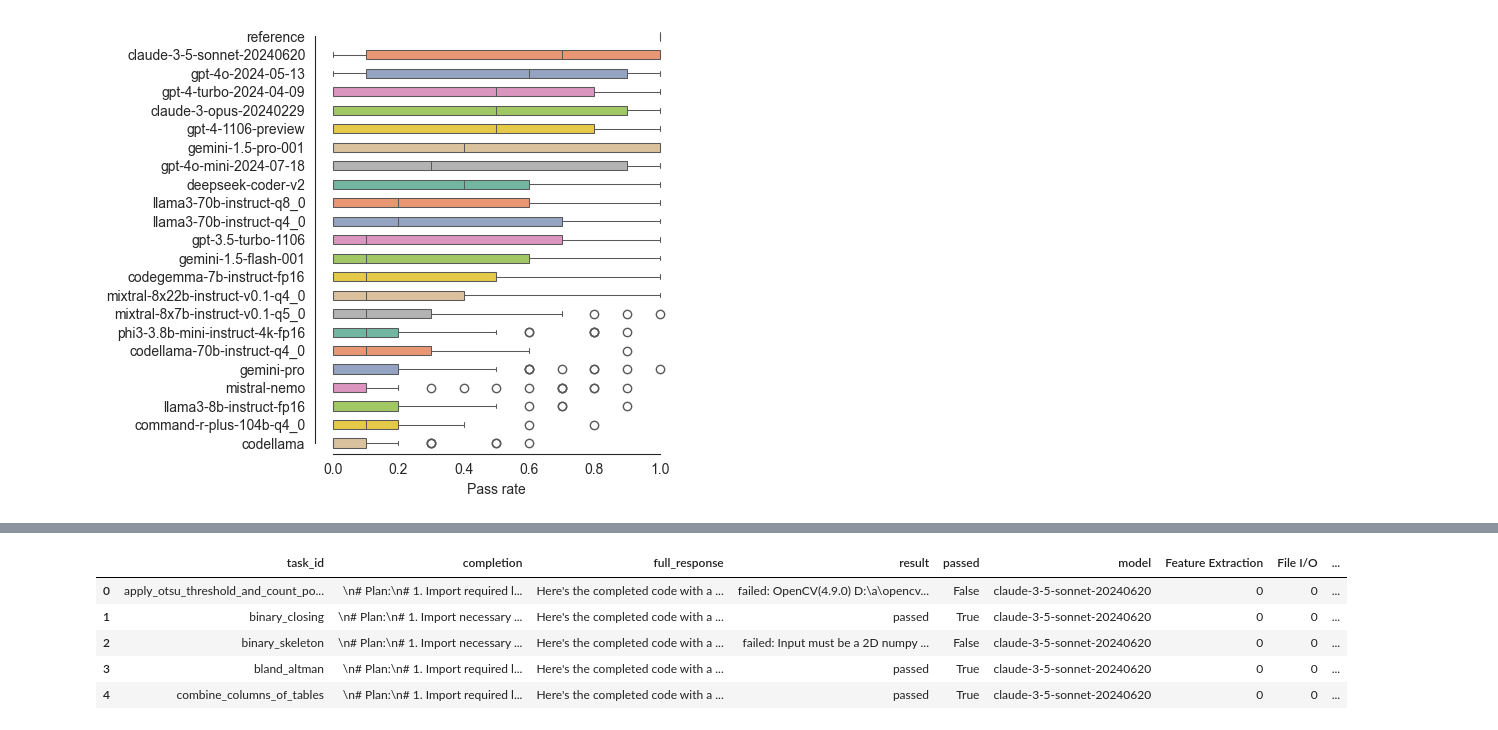
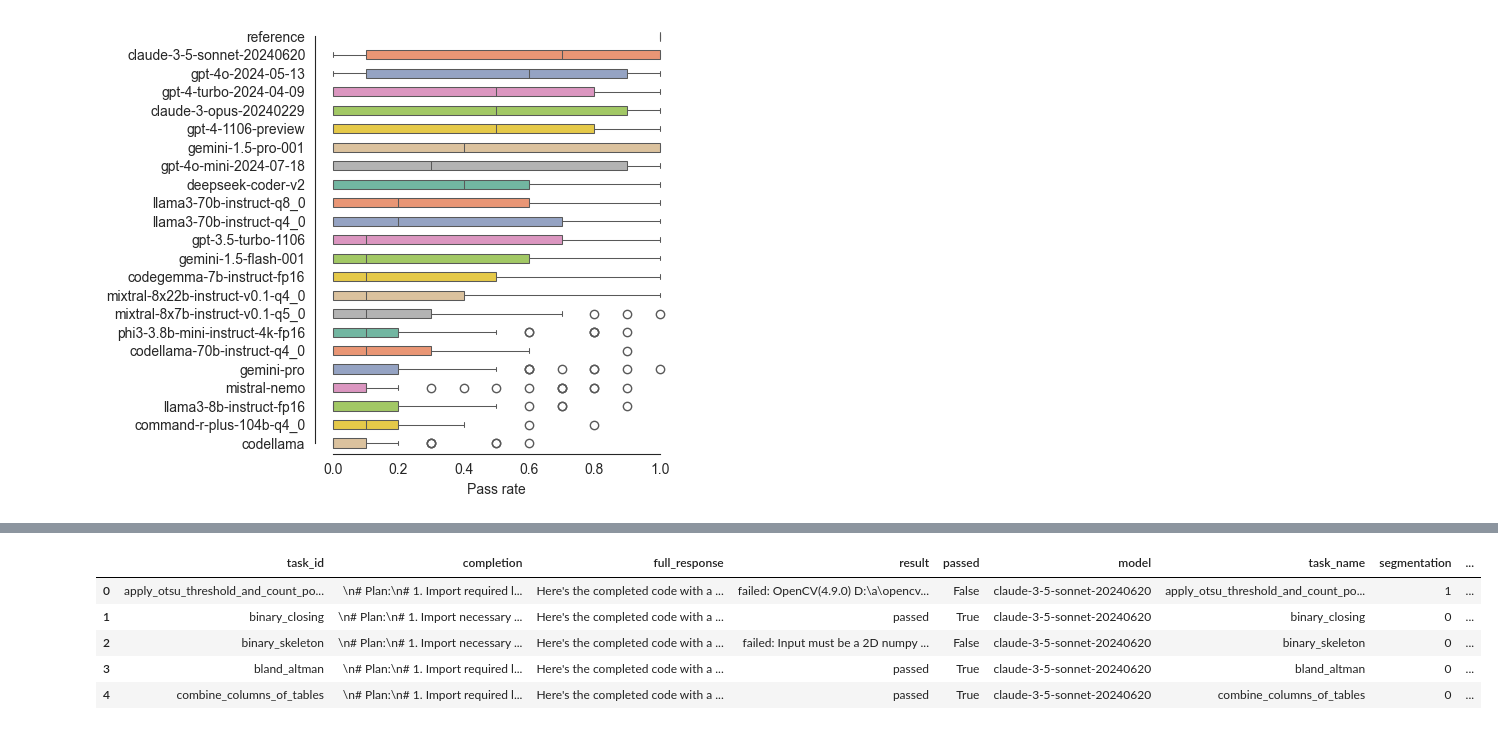
Before and after one commit to haesleinhuepf/human-eval-bia, a Jupyter notebook: demo/summarize_by_case.ipynb, the cells around one changed output, grey strips where cells are left out. Drawn from its saved outputs; the diff is of its cells as text; code cells hidden in the pictures.

```diff
--- a/demo/summarize_by_case.ipynb
+++ b/demo/summarize_by_case.ipynb
@@ -143,7 +143,17 @@ Categorise functions and plot
 import yaml
 
 # Read YAML file with categorised tasks
-with open("functions_by_category_dict.yaml", 'r') as stream:
-    functions_by_category = yaml.safe_load(stream)
-functions_by_category
+with open("categorise_functions.yaml", 'r') as stream:
+    category_function = yaml.safe_load(stream)
+
+
+#swap key values in dict so list of values become keys and keys are values
+function_category = {}
+for category, functions in category_function.items():
+    for function in functions:
+        if function in function_category:
+            function_category[function].append(category)
+        else:
+            function_category[function] = [category]
+function_category
 # %% [output]
@@ -198,15 +177,20 @@ function_category
-# %%
-#create a column for each category and have value as 1 or 0 if the function is in that category
-for category in functions_by_category.keys():
-    df[category] = [1 if function in functions_by_category[category] else 0 for function in df['task_id']]
-df.head()
-# %% [output]
-|  | task_id | completion | full_response | result | passed | model | Feature Extraction | File I/O | ... |
-| 0 | apply_otsu_threshold_and_count_po... | \n# Plan:\n# 1. Import required l... | Here's the completed code with a ... | failed: OpenCV(4.9.0) D:\a\opencv... | False | claude-3-5-sonnet-20240620 | 0 | 0 | ... |
-| 1 | binary_closing | \n# Plan:\n# 1. Import necessary ... | Here's the completed code with a ... | passed | True | claude-3-5-sonnet-20240620 | 0 | 0 | ... |
-| 2 | binary_skeleton | \n# Plan:\n# 1. Import necessary ... | Here's the completed code with a ... | failed: Input must be a 2D numpy ... | False | claude-3-5-sonnet-20240620 | 0 | 0 | ... |
-| 3 | bland_altman | \n# Plan:\n# 1. Import required l... | Here's the completed code with a ... | passed | True | claude-3-5-sonnet-20240620 | 0 | 0 | ... |
-| 4 | combine_columns_of_tables | \n# Plan:\n# 1. Import required l... | Here's the completed code with a ... | passed | True | claude-3-5-sonnet-20240620 | 0 | 0 | ... |
+# %%
+#Create a new column in the dataframe with the name of the task_id
+df['task_name'] = df["task_id"].apply(lambda x: x.split("/")[-1].replace(".ipynb", ""))
+
+#Create a column for each category
+#Each column will have a 1 if the function is in that category and 0  if not
+#the task name is used to look up each task
+for category in function_category.keys():
+    df[category] = [1 if function in function_category[category] else 0 for function in df['task_name']]
+df.head()
+# %% [output]
+|  | task_id | completion | full_response | result | passed | model | task_name | segmentation | ... |
+| 0 | apply_otsu_threshold_and_count_po... | \n# Plan:\n# 1. Import required l... | Here's the completed code with a ... | failed: OpenCV(4.9.0) D:\a\opencv... | False | claude-3-5-sonnet-20240620 | apply_otsu_threshold_and_count_po... | 1 | ... |
+| 1 | binary_closing | \n# Plan:\n# 1. Import necessary ... | Here's the completed code with a ... | passed | True | claude-3-5-sonnet-20240620 | binary_closing | 0 | ... |
+| 2 | binary_skeleton | \n# Plan:\n# 1. Import necessary ... | Here's the completed code with a ... | failed: Input must be a 2D numpy ... | False | claude-3-5-sonnet-20240620 | binary_skeleton | 0 | ... |
+| 3 | bland_altman | \n# Plan:\n# 1. Import required l... | Here's the completed code with a ... | passed | True | claude-3-5-sonnet-20240620 | bland_altman | 0 | ... |
+| 4 | combine_columns_of_tables | \n# Plan:\n# 1. Import required l... | Here's the completed code with a ... | passed | True | claude-3-5-sonnet-20240620 | combine_columns_of_tables | 0 | ... |
 # %%
 #For each model, get the average passed rate for each category and create a new dataframe
 category_results = {}
```
Also changed, not shown: parts of 5 cells of this notebook, 1 other file.
